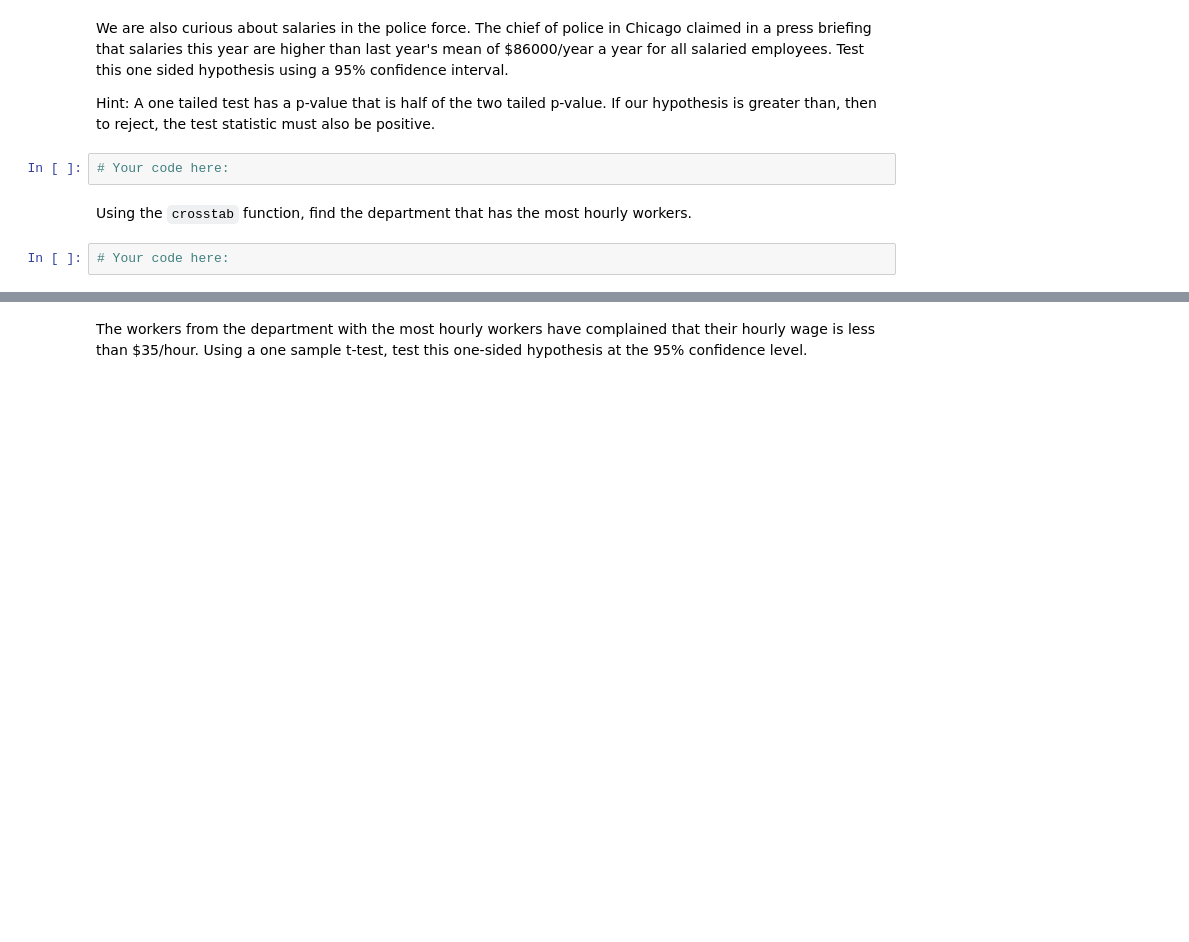
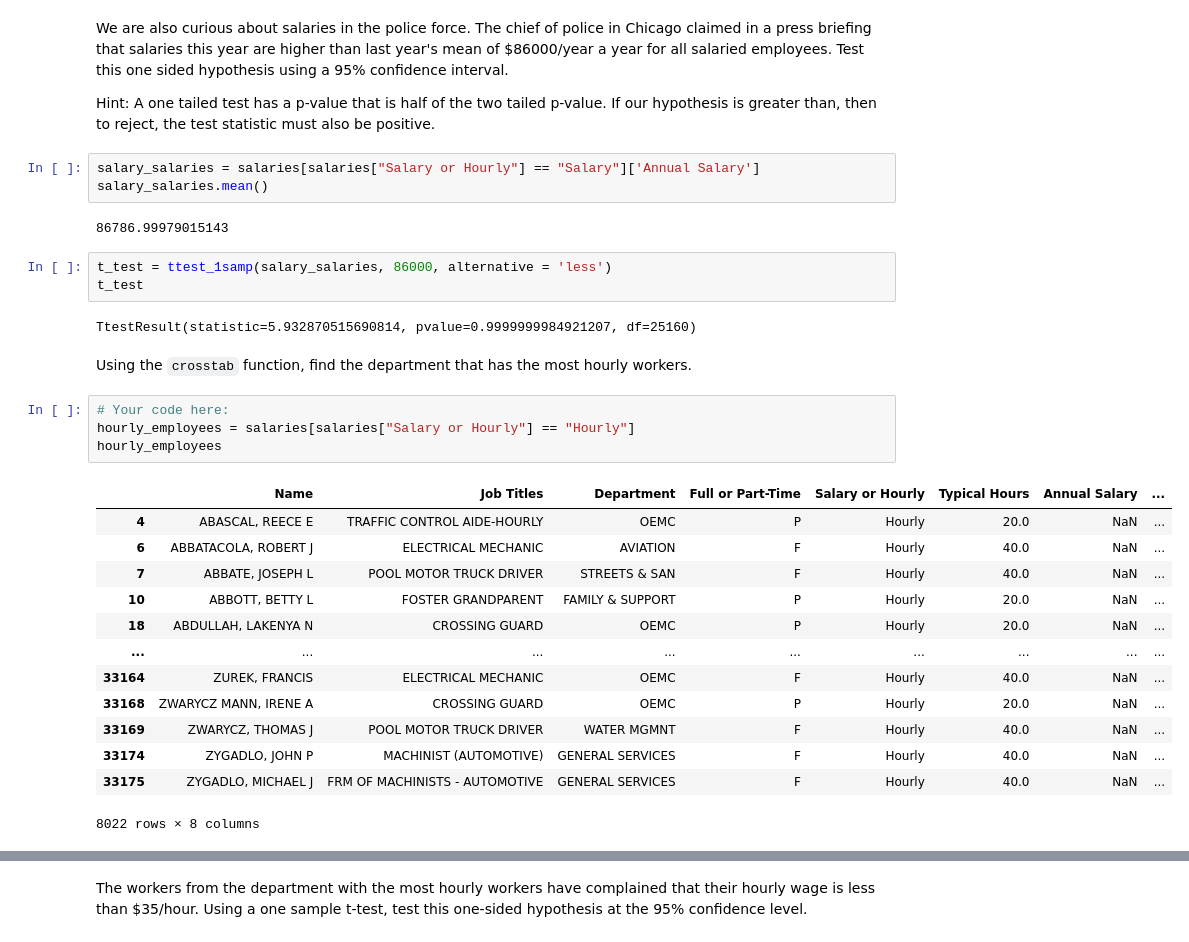
Before and after one commit to Ironhack-Data-Madrid-Enero-2023/6.2-lab_hypothesis_testing, a Jupyter notebook: your-code/main.ipynb, the cells around one changed output, grey strips where cells are left out. Cells and saved outputs as stored; diff of their text form; blank space fills up the shorter version.

```diff
--- a/your-code/main.ipynb
+++ b/your-code/main.ipynb
@@ -44,9 +110,33 @@ In this section of the lab, we will test whether the hourly wage of all hourly w
 We are also curious about salaries in the police force. The chief of police in Chicago claimed in a press briefing that salaries this year are higher than last year's mean of $86000/year a year for all salaried employees. Test this one sided hypothesis using a 95% confidence interval.
 
 Hint: A one tailed test has a p-value that is half of the two tailed p-value. If our hypothesis is greater than, then to reject, the test statistic must also be positive.
-# %%
-# Your code here:
+# %%
+salary_salaries = salaries[salaries["Salary or Hourly"] == "Salary"]['Annual Salary']
+salary_salaries.mean()
+# %% [output]
+86786.99979015143
+# %%
+t_test = ttest_1samp(salary_salaries, 86000, alternative = 'less')
+t_test
+# %% [output]
+TtestResult(statistic=5.932870515690814, pvalue=0.9999999984921207, df=25160)
 # %% [markdown]
 Using the `crosstab` function, find the department that has the most hourly workers.
 # %%
 # Your code here:
+hourly_employees = salaries[salaries["Salary or Hourly"] == "Hourly"]
+hourly_employees
+# %% [output]
+|  | Name | Job Titles | Department | Full or Part-Time | Salary or Hourly | Typical Hours | Annual Salary | ... |
+| 4 | ABASCAL, REECE E | TRAFFIC CONTROL AIDE-HOURLY | OEMC | P | Hourly | 20.0 | NaN | ... |
+| 6 | ABBATACOLA, ROBERT J | ELECTRICAL MECHANIC | AVIATION | F | Hourly | 40.0 | NaN | ... |
+| 7 | ABBATE, JOSEPH L | POOL MOTOR TRUCK DRIVER | STREETS & SAN | F | Hourly | 40.0 | NaN | ... |
+| 10 | ABBOTT, BETTY L | FOSTER GRANDPARENT | FAMILY & SUPPORT | P | Hourly | 20.0 | NaN | ... |
+| 18 | ABDULLAH, LAKENYA N | CROSSING GUARD | OEMC | P | Hourly | 20.0 | NaN | ... |
+| ... | ... | ... | ... | ... | ... | ... | ... | ... |
+| 33164 | ZUREK, FRANCIS | ELECTRICAL MECHANIC | OEMC | F | Hourly | 40.0 | NaN | ... |
+| 33168 | ZWARYCZ MANN, IRENE A | CROSSING GUARD | OEMC | P | Hourly | 20.0 | NaN | ... |
+| 33169 | ZWARYCZ, THOMAS J | POOL MOTOR TRUCK DRIVER | WATER MGMNT | F | Hourly | 40.0 | NaN | ... |
+| 33174 | ZYGADLO, JOHN P | MACHINIST (AUTOMOTIVE) | GENERAL SERVICES | F | Hourly | 40.0 | NaN | ... |
+| 33175 | ZYGADLO, MICHAEL J | FRM OF MACHINISTS - AUTOMOTIVE | GENERAL SERVICES | F | Hourly | 40.0 | NaN | ... |
+8022 rows × 8 columns
```
Also changed, not shown: parts of 26 cells of this notebook.
